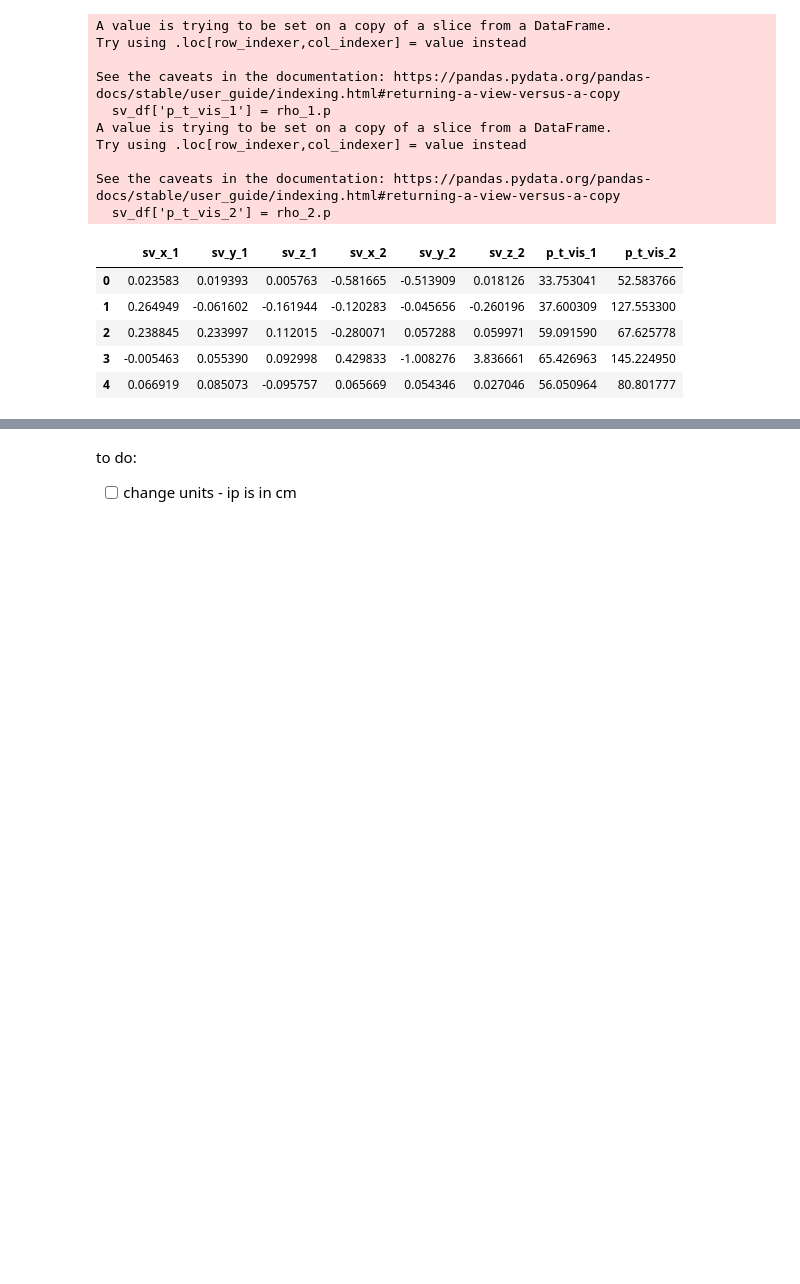
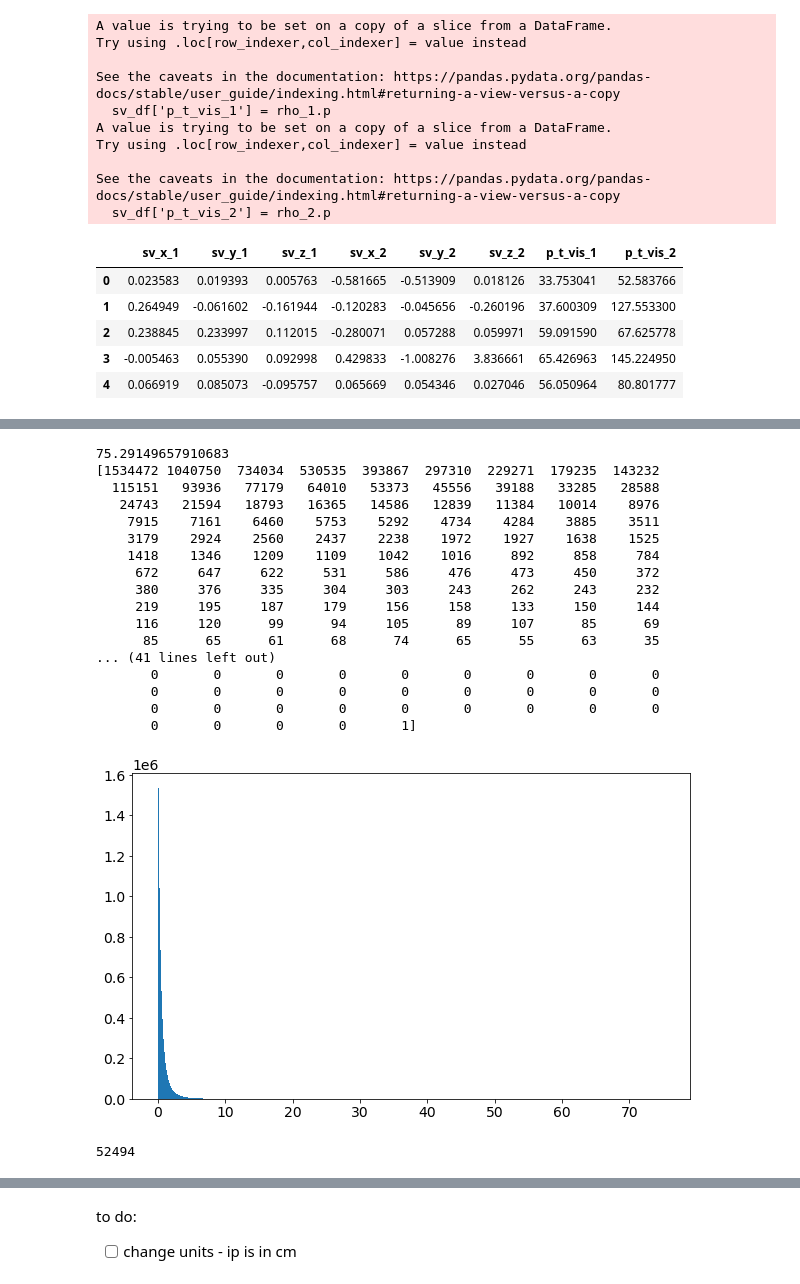
Before and after one commit to stanleyycheung/MSci-Project-HiggsTauTau, a Jupyter notebook: stanley/phi_nu_reconstruction.ipynb, the cells around one changed output, grey strips where cells are left out. Saved outputs shown, nothing was run; the diff lists cells and outputs as text; code cells hidden in the pictures; blank space fills up the shorter version.

```diff
--- a/stanley/phi_nu_reconstruction.ipynb
+++ b/stanley/phi_nu_reconstruction.ipynb
@@ -190,0 +176,31 @@ Diag of cov: 2.1472147450381446e-09 , 9.80534420058444e-06
+# %%
+sv_1 = np.sqrt(df_gen['sv_x_1']**2 + df_gen['sv_y_1']**2 + df_gen['sv_z_1']**2)
+print(max(sv_1))
+hist, bin_edges = np.histogram(sv_1, bins=500)
+
+print(hist)
+plt.hist(sv_1, bins=500)
+plt.show()
+# %% [output]
+75.29149657910683
+[1534472 1040750  734034  530535  393867  297310  229271  179235  143232
+  115151   93936   77179   64010   53373   45556   39188   33285   28588
+   24743   21594   18793   16365   14586   12839   11384   10014    8976
+    7915    7161    6460    5753    5292    4734    4284    3885    3511
+    3179    2924    2560    2437    2238    1972    1927    1638    1525
+    1418    1346    1209    1109    1042    1016     892     858     784
+     672     647     622     531     586     476     473     450     372
+     380     376     335     304     303     243     262     243     232
+     219     195     187     179     156     158     133     150     144
+     116     120      99      94     105      89     107      85      69
+      85      65      61      68      74      65      55      63      35
+... (41 lines left out)
+       0       0       0       0       0       0       0       0       0
+       0       0       0       0       0       0       0       0       0
+       0       0       0       0       0       0       0       0       0
+       0       0       0       0       1]
+[figure, added]
+# %%
+(sv_1>5).sum()
+# %% [output]
+52494
```
Also changed, not shown: parts of 24 cells of this notebook, 15 other files.
